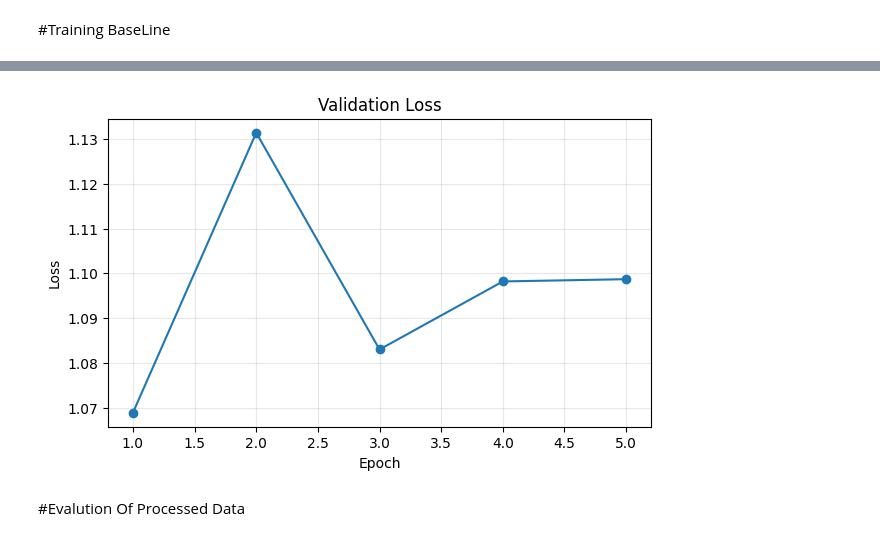
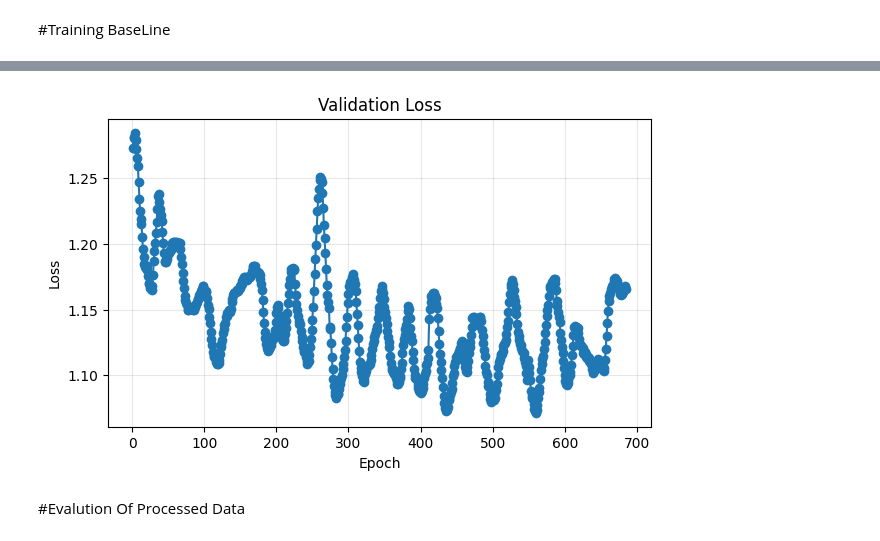
Before and after one commit to noureldin75/RetinaGrade, a Jupyter notebook: nootbooks/eda.ipynb, the cells around one changed output, grey strips where cells are left out. Drawn from its saved outputs; the diff is of its cells as text; code cells hidden in the pictures.

```diff
--- a/nootbooks/eda.ipynb
+++ b/nootbooks/eda.ipynb
@@ -351,7 +360,7 @@ for y in y_train:
   W_loss[y]+=1
 W_loss=1/(W_loss/len(y_train))
 W_loss=torch.tensor(W_loss,dtype=torch.float32).to(device)
-loss_function=nn.CrossEntropyLoss(W_loss) #Remember to put it
+loss_function=nn.CrossEntropyLoss() #Remember to put it
 # %% [markdown]
 # Optimizer setup
 # %%
@@ -363,7 +372,7 @@ lr=1e-3
 weight_decay=1e-2
 optimizer=optim.Adam(model.classifier.parameters(),lr=lr, weight_decay=weight_decay)
 
-train_indices=over_sample(y_train,targets={1: 2, 3: 5, 4: 3})
+train_indices=over_sample(y_train,targets={1: 2,2:1, 3: 5, 4: 3})
 val_indices = np.arange(len(y_val))
 test_indices = np.arange(len(y_test))
 
@@ -371,7 +380,7 @@ train_dataset = AugmentedDataset(x_train, y_train, train_indices, transform=trai
 val_dataset = AugmentedDataset(x_val, y_val, val_indices, transform=val_transform)
 test_dataset = AugmentedDataset(x_test, y_test, test_indices, transform=val_transform)
 
-train_loader = data.DataLoader(train_dataset, batch_size=32, shuffle=True,num_workers=4,persistent_workers=True)
+train_loader = data.DataLoader(train_dataset, batch_size=32, shuffle=True,num_workers=2,persistent_workers=True)
 val_loader = data.DataLoader(val_dataset, batch_size=32, shuffle=False)
 test_loader = data.DataLoader(test_dataset, batch_size=32, shuffle=False)
 # %%
@@ -382,92 +391,49 @@ test_loader = data.DataLoader(test_dataset, batch_size=32, shuffle=False)
 # %% [markdown]
 #Training BaseLine
 # %%
-from evalution import evaluate_model, plot_training_curve
-
+from evalution import evaluate_model,plot_training_curve
 train_losses = []
 val_losses = []
 best_val_f1 = -1.0
-epoches = 5
+epoches=5
+
 
 for epoch in range(epoches):
-
-    model.train()
-    running_loss = 0.0
-
-    for images, labels in train_loader:
-
-        images, labels = images.to(device), labels.to(device)
-
-        optimizer.zero_grad()
-
-        outputs = model(images)
-
-        loss = loss_function(outputs, labels)
-
-        loss.backward()
-
-        optimizer.step()
-
-        running_loss += loss.item()
-
+  model.train()
+  running_loss=0.0
+  for images,labels in train_loader:
+    images, labels = images.to(device), labels.to(device)
+    optimizer.zero_grad()
+    outputs=model(images)
+    loss = loss_function(outputs, labels)
+    loss.backward()
+    optimizer.step()
+    running_loss += loss.item()
     avg_train_loss = running_loss / len(train_loader)
     train_losses.append(avg_train_loss)
 
-
+    #  validate
     model.eval()
     running_val_loss = 0.0
-
     with torch.no_grad():
-
         for images, labels in val_loader:
-
             images, labels = images.to(device), labels.to(device)
-
             outputs = model(images)
-
             loss = loss_function(outputs, labels)
-
             running_val_loss += loss.item()
-
     avg_val_loss = running_val_loss / len(val_loader)
     val_losses.append(avg_val_loss)
 
-
-    print(
-        f"Epoch {epoch + 1}/{epoches} "
-        f"- train_loss: {avg_train_loss:.4f} "
-        f"- val_loss: {avg_val_loss:.4f}"
-    )
+  print(f"Epoch {epoch + 1}/{epoches} - train_loss: {avg_train_loss:.4f} - val_loss: {avg_val_loss:.4f}")
 
 
-    val_metrics = evaluate_model(
-        model,
-        val_loader,
-        device,
-        average="macro",
-        plot=False
-    )
+        # checkpoint on best macro F1
+  val_metrics = evaluate_model(model, val_loader, device, average="macro", plot=False)
+  if val_metrics["f1"] > best_val_f1:
+      best_val_f1 = val_metrics["f1"]
+      # torch.save(model.state_dict(), CHECKPOINT_PATH)
+      print(f"  -> New best model saved (val macro F1: {best_val_f1:.4f})")
 
-    if val_metrics["f1"] > best_val_f1:
-
-        best_val_f1 = val_metrics["f1"]
-
-        # torch.save(model.state_dict(), CHECKPOINT_PATH)
-
-        print(
-            f"  -> New best model saved "
-            f"(val macro F1: {best_val_f1:.4f})"
-        )
-
-
-
-plot_training_curve(
-    train_losses,
-    title="Training Loss"
-)
-
-plot_training_curve(
-    val_losses,
-    title="Validation Loss"
-)
+plot_training_curve(train_losses, title="Training Loss")
+plot_training_curve(val_losses, title="Validation Loss")
 # %% [output]
@@ -492,4 +458,4 @@ Per-class report:
-[figure, old version]
+[figure, new version]
 # %% [markdown]
 #Evalution Of Processed Data
 # %%
```
Also changed, not shown: parts of 5 cells of this notebook.
